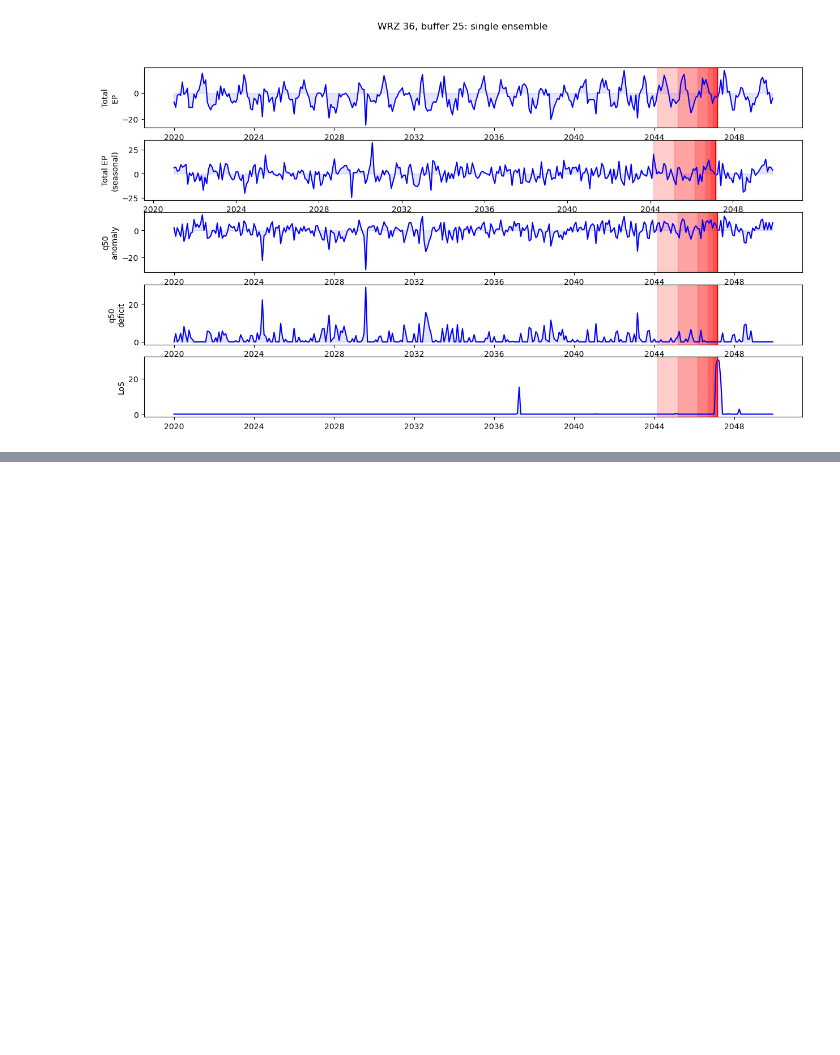
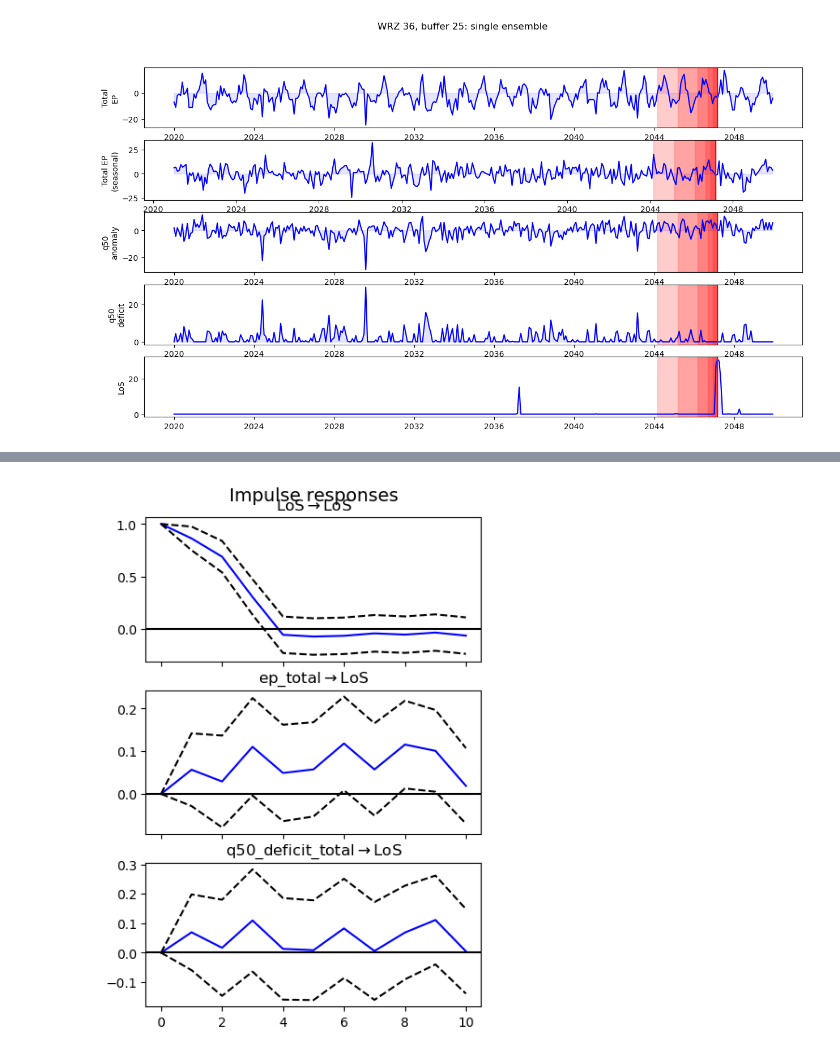
Before and after one commit to alisonpeard/correlation-analysis, a Jupyter notebook: code/2. Timeseries.ipynb, the cells around one changed output, grey strips where cells are left out. Drawn from its saved outputs; the diff is of its cells as text; code cells hidden in the pictures; blank space fills up the shorter version.

```diff
--- a/code/2. Timeseries.ipynb
+++ b/code/2. Timeseries.ipynb
@@ -138,0 +220,5 @@ plt.plot(ts[ts['Year'] == 2020]['ep_total'])
+# %%
+irf.plot(orth=False, response='LoS', figsize=(4, 6),
+         plot_params={'fontsize' : 8});
+# %% [output]
+[figure, added]
```
Also changed, not shown: parts of 15 cells of this notebook, 8 other files.
